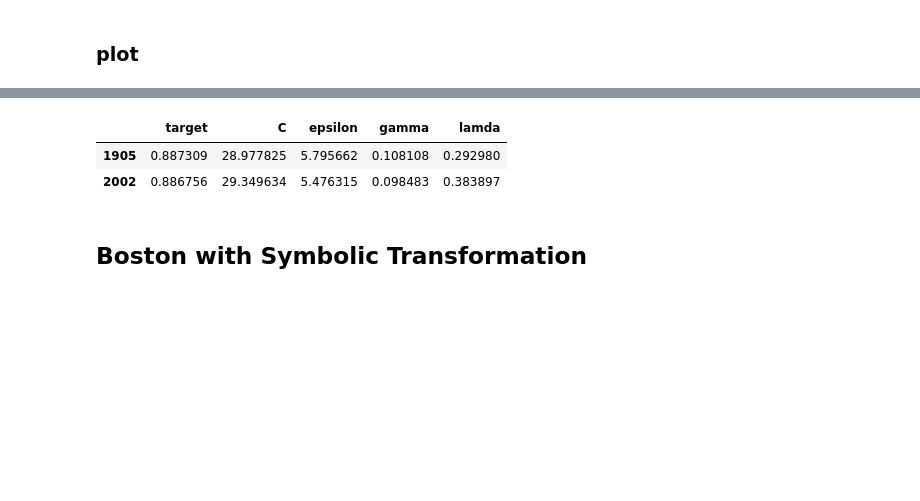
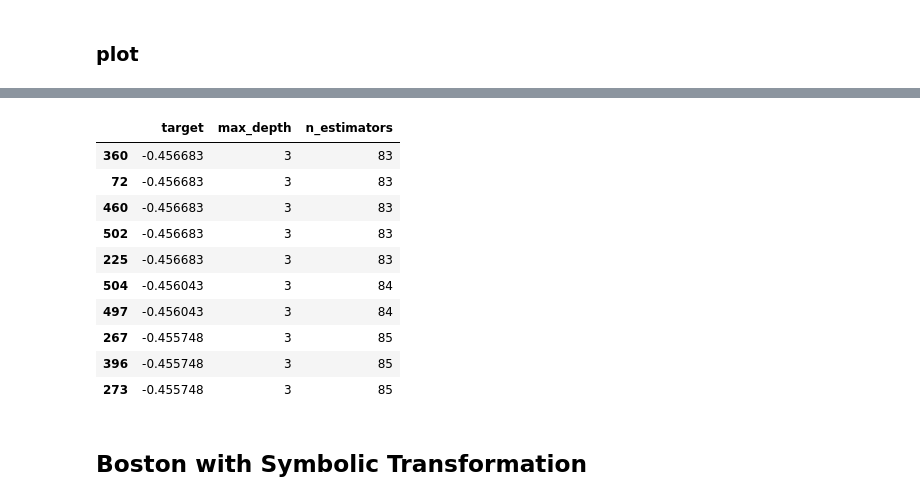
Before and after one commit to Gegori1/SVR-Extended, a Jupyter notebook: Bayesian_optimization/Diabetes_Bayesian_Optimization/Random_Forest/Bay_opt_analysis.ipynb, the cells around one changed output, grey strips where cells are left out. Saved outputs shown, nothing was run; the diff lists cells and outputs as text; code cells hidden in the pictures; blank space fills up the shorter version.

```diff
--- a/Bayesian_optimization/Diabetes_Bayesian_Optimization/Random_Forest/Bay_opt_analysis.ipynb
+++ b/Bayesian_optimization/Diabetes_Bayesian_Optimization/Random_Forest/Bay_opt_analysis.ipynb
@@ -13,14 +13,16 @@ import plotly.express as px
 # %% [markdown]
 ### load data
 # %%
-jsn_path = Path().resolve() / "Logs" / "Boston_r2_leo.json"
+jsn_path = Path().resolve() / "Logs" / "Diabetes_r2_leo.json"
 data = pd.read_json(jsn_path , lines = True).drop(["datetime"], axis = 1)
 # %% [markdown]
 ### convert data
 # %%
 params = pd.json_normalize(data['params'])
 # %%
-df = pd.concat([data[["target"]], params], axis = 1)
+df = pd.concat([data[["target"]], params], axis = 1).query("target > 0")
+df.target = df.target*-1
+df[["max_depth", "n_estimators"]] = df[["max_depth", "n_estimators"]].astype("int")
 # %% [markdown]
 ### plot
 # %%
@@ -39,9 +39,17 @@ data = df.query("target > 0 & target <= 1")
 # %%
-data.sort_values("target", ascending = False).head(2)
+df.sort_values("target", ascending = True).head(10)
 # %% [output]
-|  | target | C | epsilon | gamma | lamda |
-| 1905 | 0.887309 | 28.977825 | 5.795662 | 0.108108 | 0.292980 |
-| 2002 | 0.886756 | 29.349634 | 5.476315 | 0.098483 | 0.383897 |
+|  | target | max_depth | n_estimators |
+| 360 | -0.456683 | 3 | 83 |
+| 72 | -0.456683 | 3 | 83 |
+| 460 | -0.456683 | 3 | 83 |
+| 502 | -0.456683 | 3 | 83 |
+| 225 | -0.456683 | 3 | 83 |
+| 504 | -0.456043 | 3 | 84 |
+| 497 | -0.456043 | 3 | 84 |
+| 267 | -0.455748 | 3 | 85 |
+| 396 | -0.455748 | 3 | 85 |
+| 273 | -0.455748 | 3 | 85 |
 # %% [markdown]
 ## Boston with Symbolic Transformation
 # %% [markdown]
```
Also changed, not shown: parts of 11 cells of this notebook, 37 other files.
